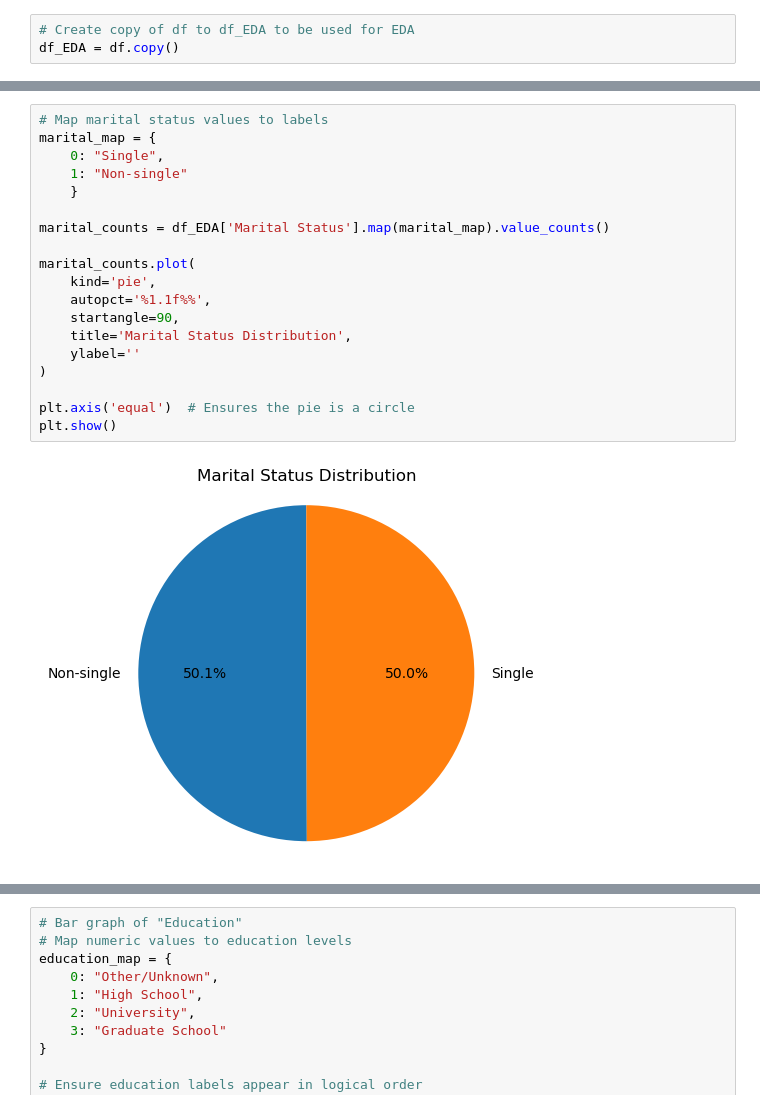
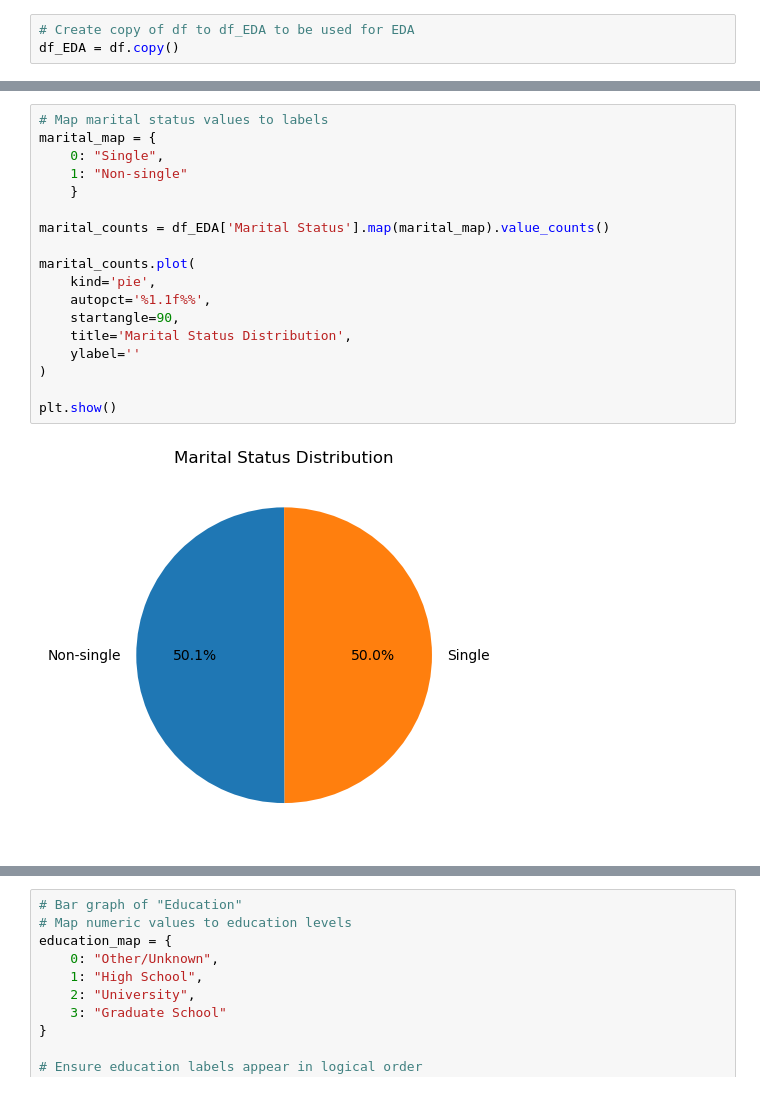
Before and after one commit to hearangheo/Applied-Predictive-Analytics, a Jupyter notebook: Assignment2_HeaRangHeo.ipynb, the cells around one changed output, grey strips where cells are left out. Drawn from its saved outputs; the diff is of its cells as text.

```diff
--- a/Assignment2_HeaRangHeo.ipynb
+++ b/Assignment2_HeaRangHeo.ipynb
@@ -88,22 +106,21 @@ Name: count, dtype: int64
 # %%
 # Map marital status values to labels
 marital_map = {
     0: "Single",
     1: "Non-single"
     }
 
 marital_counts = df_EDA['Marital Status'].map(marital_map).value_counts()
 
 marital_counts.plot(
     kind='pie',
     autopct='%1.1f%%',
     startangle=90,
     title='Marital Status Distribution',
     ylabel=''
 )
 
-plt.axis('equal')  # Ensures the pie is a circle
 plt.show()
 # %% [output]
-[figure, old version]
+[figure, new version]
 # %%
```
Also changed, not shown: parts of 20 cells of this notebook.
